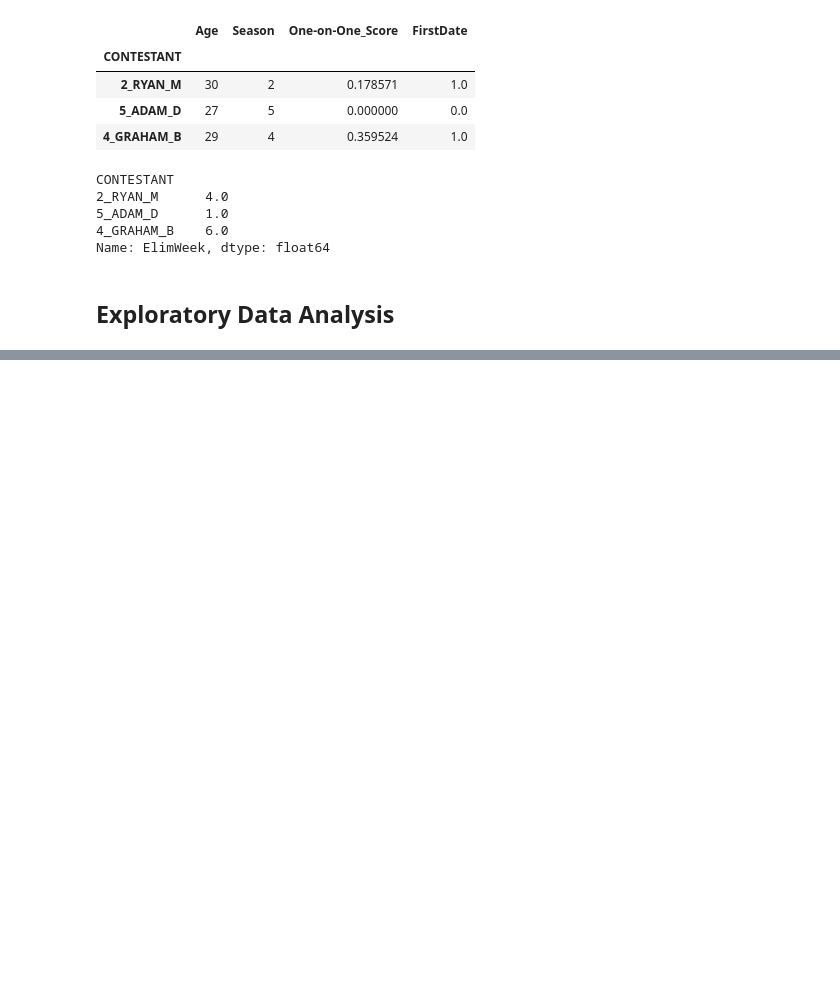
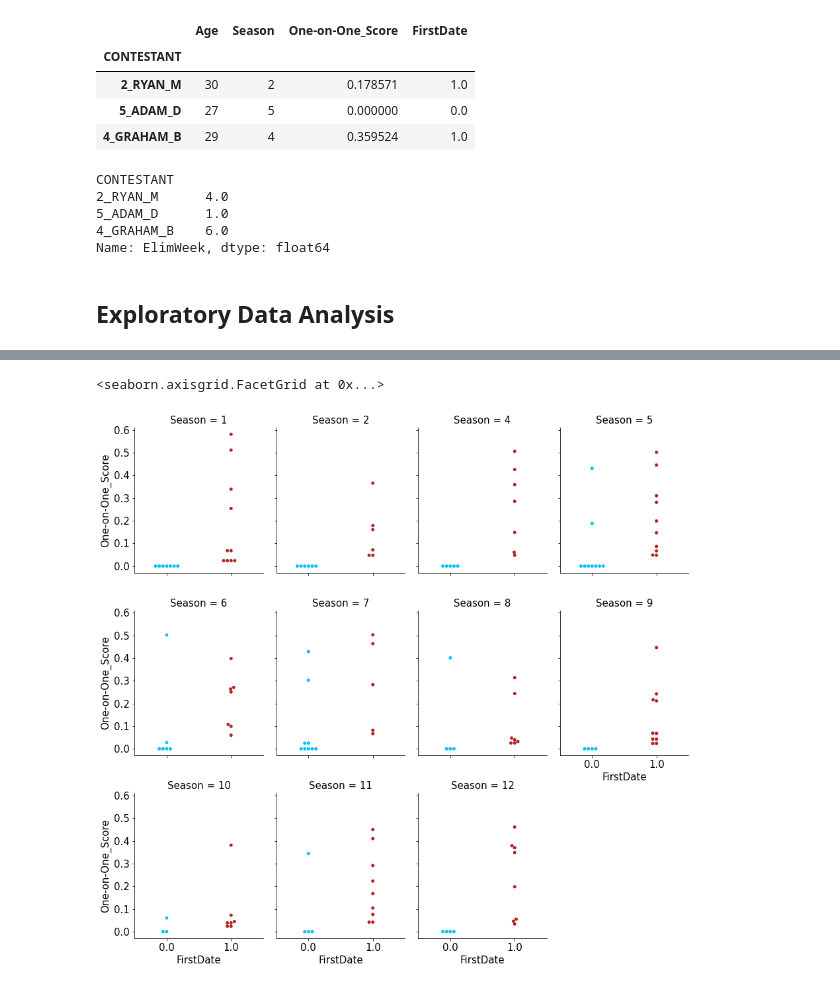
Before and after one commit to KwameTaylor/bachelorette-predictor, a Jupyter notebook: explore.ipynb, the cells around one changed output, grey strips where cells are left out. Drawn from its saved outputs; the diff is of its cells as text; code cells hidden in the pictures; blank space fills up the shorter version.

```diff
--- a/explore.ipynb
+++ b/explore.ipynb
@@ -97,0 +119,7 @@ Text(0.5, 1.0, 'Which contestants lasted more weeks, by season and age?')
+# %%
+sns.catplot(x="FirstDate", y="One-on-One_Score",
+            col="Season", data=train, kind="swarm",
+            height=4, aspect=.8, col_wrap=4)
+# %% [output]
+<seaborn.axisgrid.FacetGrid at 0x...>
+[figure, added]
```
Also changed, not shown: parts of 8 cells of this notebook.
